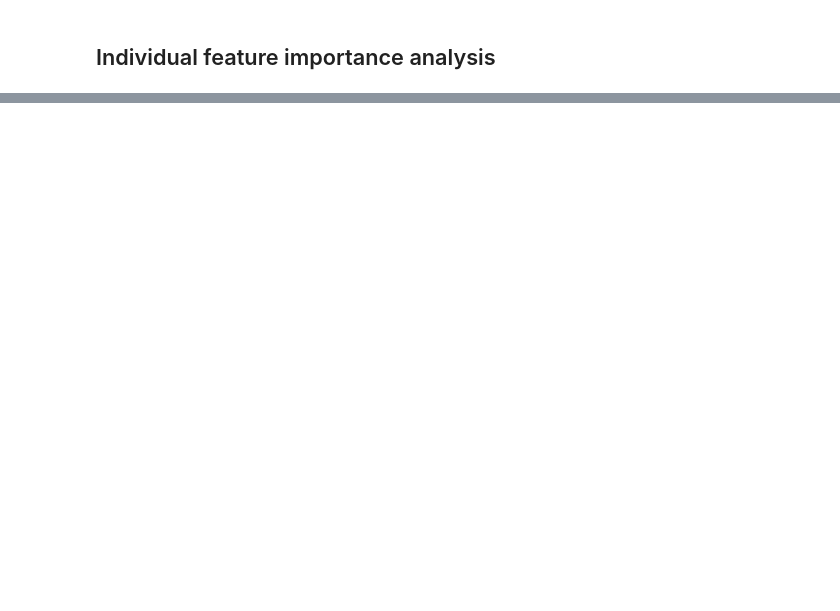
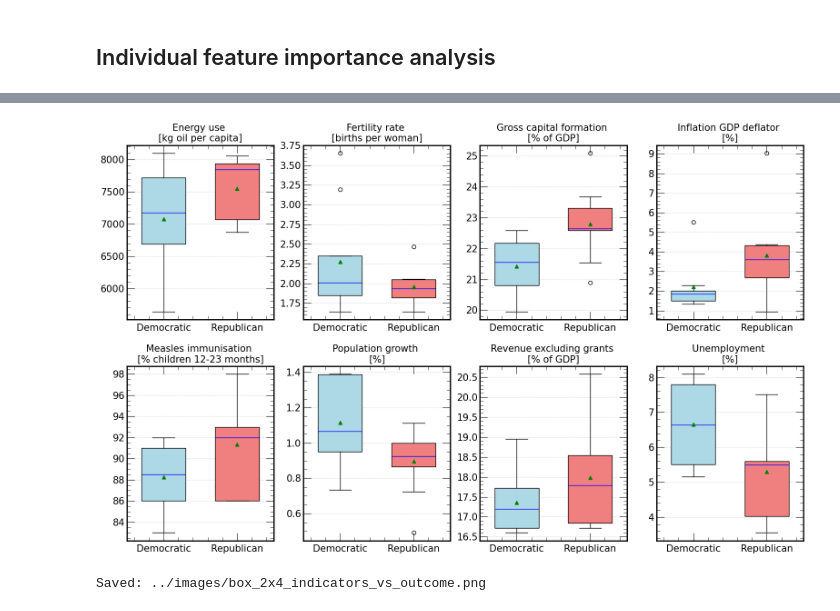
Before and after one commit to sam-grant/election-predictor, a Jupyter notebook: code/main.ipynb, the cells around one changed output, grey strips where cells are left out. Drawn from its saved outputs; the diff is of its cells as text; code cells hidden in the pictures; blank space fills up the shorter version.

Commit message:
Fixed feature bug, included base feature plot

```diff
--- a/code/main.ipynb
+++ b/code/main.ipynb
@@ -1691,0 +1805,13 @@ Base feature importance (aggregated from individual and interaction terms):
+# %%
+a = metrics["lr-loocv-sel-inter-tuned"]["feature_importance"]["Feature"]
+b = metrics["rf-loocv-sel-inter-tuned"]["feature_importance"]["Feature"]
+c = metrics["svc-loocv-sel-inter-tuned"]["feature_importance"]["Feature"]
+d = metrics["xgb-loocv-sel-inter-tuned"]["feature_importance"]["Feature"]
+
+for i in range(len(a)):
+    print()
+    print("a:", a[i])
+    print("b:", b[i])
+    print("c:", c[i])
+    print("d:", d[i])
+    print()
@@ -1691,0 +1982,33 @@ Base feature importance (aggregated from individual and interaction terms):
+# %%
+
+fig, ax = plt.subplots(2, 4, figsize=(16, 10))
+axes = ax.flatten()
+
+for i, feature in enumerate(base_features):
+    this_ax = axes[i]
+
+    dem_data = df[df["Label"] == 0][feature]
+    rep_data = df[df["Label"] == 1][feature]
+
+    positions = [1, 2]
+    bp = this_ax.boxplot([dem_data, rep_data], positions=positions, widths=0.6,
+                            patch_artist=True, showfliers=True, showmeans=True)
+    bp["boxes"][0].set_facecolor("lightblue")
+    bp["boxes"][1].set_facecolor("lightcoral")
+
+    this_ax.set_xticks(positions)
+    this_ax.set_xticklabels(["Democratic", "Republican"])
+    this_ax.grid(axis="y")
+
+for i, feature in enumerate(base_features):
+    parts = feature.strip().split("[")
+    axes[i].set_title(parts[0] + "\n[" + parts[1])
+
+plt.tight_layout()
+file_name = "../images/box_2x4_indicators_vs_outcome.png"
+plt.savefig(file_name)
+plt.show()
+print(f"Saved: {file_name}")
+# %% [output]
+[figure, added]
+Saved: ../images/box_2x4_indicators_vs_outcome.png
```
Also changed, not shown: parts of 23 cells of this notebook, 1 other file.
